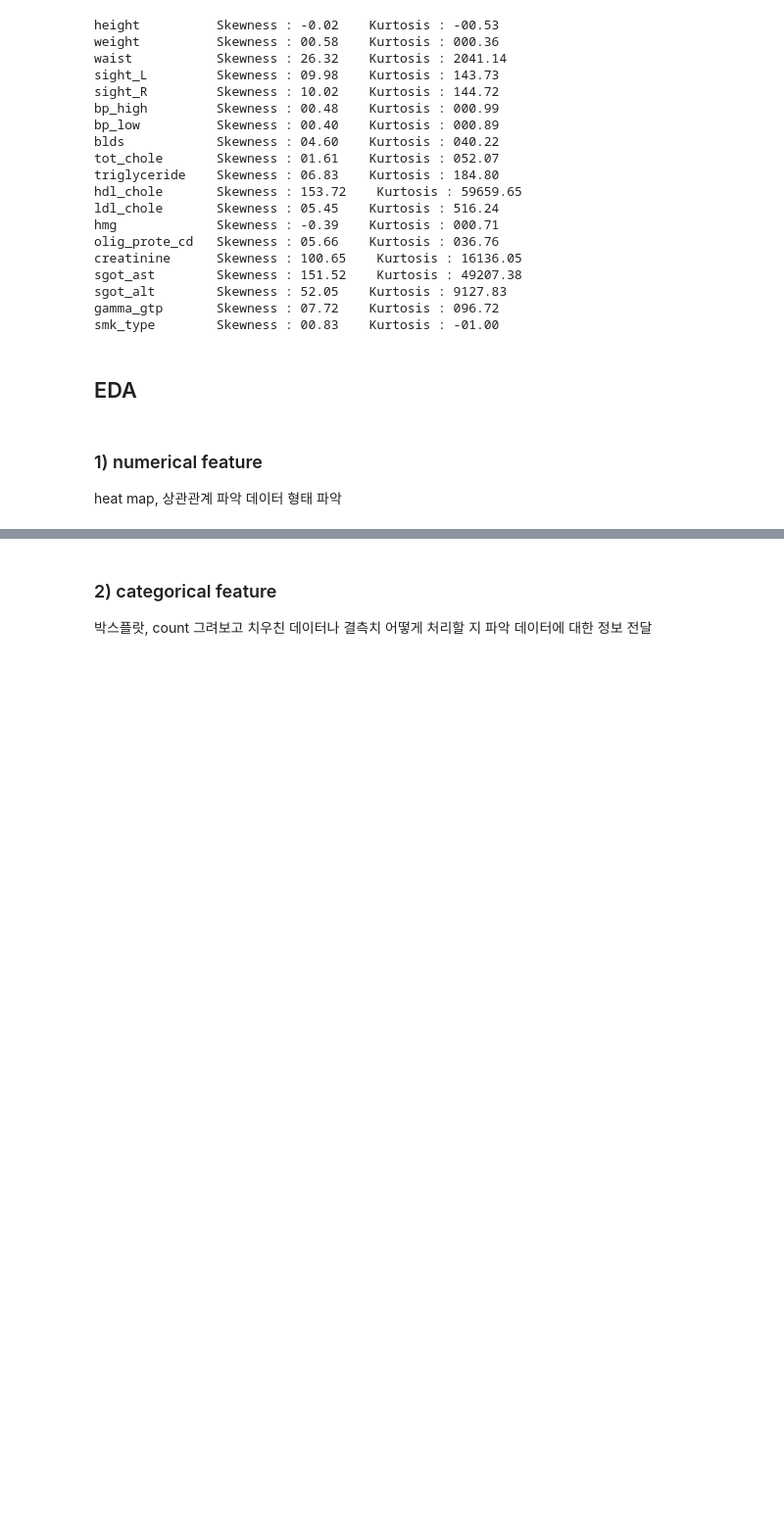
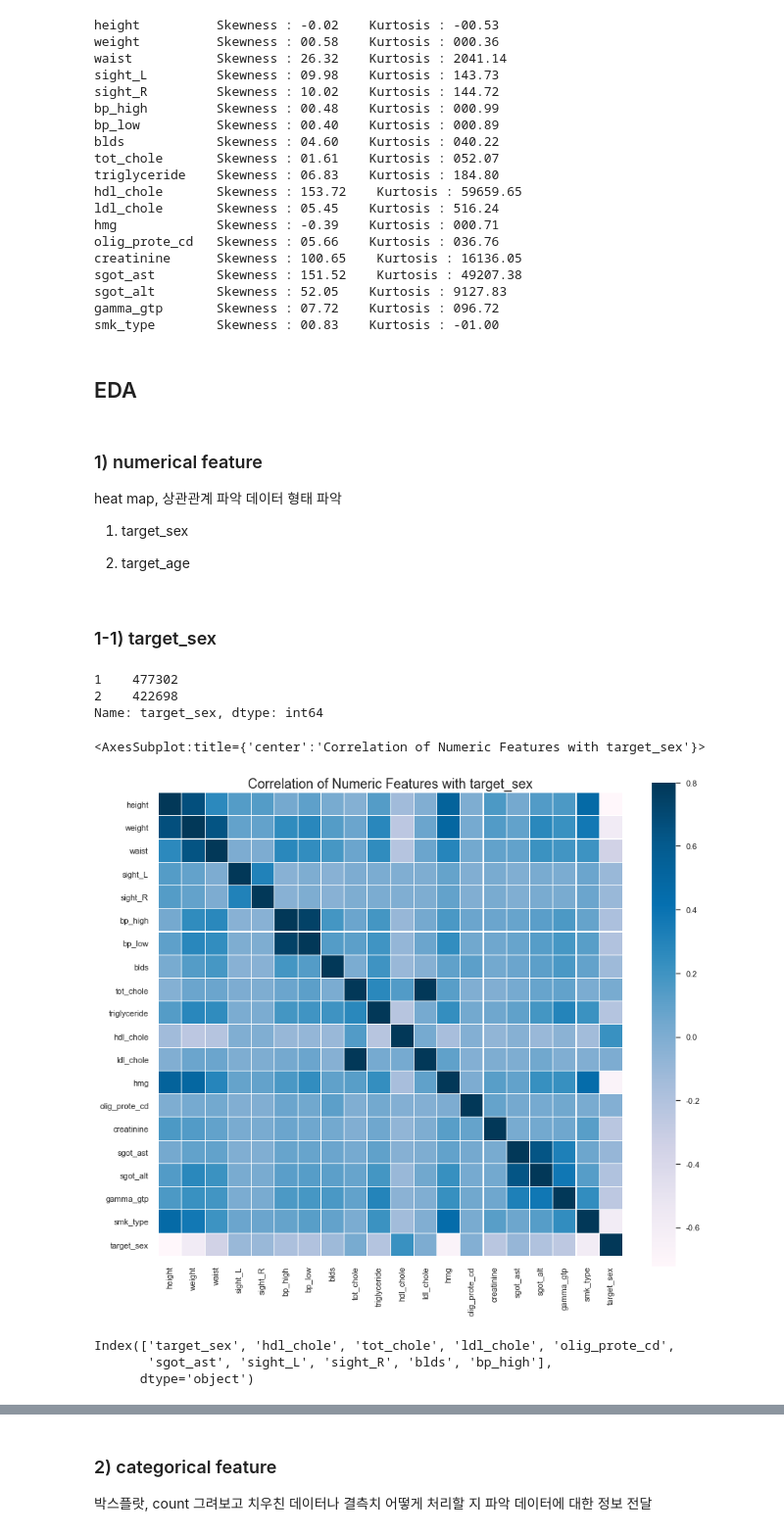
Before and after one commit to GayeonKimm/DS, a Jupyter notebook: 220527 medical checkup infomation_2017.ipynb, the cells around one changed output, grey strips where cells are left out. Shown at 98% size. Saved outputs shown, nothing was run; the diff lists cells and outputs as text; code cells hidden in the pictures; blank space fills up the shorter version.

```diff
--- a/220527 medical checkup infomation_2017.ipynb
+++ b/220527 medical checkup infomation_2017.ipynb
@@ -489,3 +493,42 @@ smk_type        Skewness : 00.83    Kurtosis : -01.00
 ### 1) numerical feature
 heat map, 상관관계 파악
 데이터 형태 파악
+
+1) target_sex
+
+2) target_age
+# %% [markdown]
+### 1-1) target_sex
+# %%
+corr_data_sex = df_train[['height', 'weight', 'waist', 'sight_L','sight_R',
+            'bp_high', 'bp_low', 'blds', 'tot_chole', 'triglyceride', 'hdl_chole', 'ldl_chole',
+            'hmg', 'olig_prote_cd','creatinine', 'sgot_ast', 'sgot_alt', 'gamma_gtp', 'smk_type',
+            'target_sex']]
+# 이거 넣을 때는 인덱스 말고
+# %%
+df_train['target_sex'].value_counts()
+# %% [output]
+1    477302
+2    422698
+Name: target_sex, dtype: int64
+# %%
+colormap = plt.cm.PuBu
+sns.set(font_scale = 1.0)
+f, ax = plt.subplots(figsize = (14,12))
+plt.title('Correlation of Numeric Features with target_sex', y= 1, size=18)
+
+sns.heatmap(corr_data_sex.corr(), square = True, linewidths = 0.1,
+            cmap = colormap, linecolor = 'white', vmax = 0.8)
+# %% [output]
+<AxesSubplot:title={'center':'Correlation of Numeric Features with target_sex'}>
+[figure, added]
+# %%
+# zoomed heat map
+
+k = 10
+cols = corr_data_sex.corr().nlargest(k, 'target_sex')['target_sex'].index
+print(cols)
+# %% [output]
+Index(['target_sex', 'hdl_chole', 'tot_chole', 'ldl_chole', 'olig_prote_cd',
+       'sgot_ast', 'sight_L', 'sight_R', 'blds', 'bp_high'],
+      dtype='object')
```
Also changed, not shown: parts of 10 cells of this notebook.
